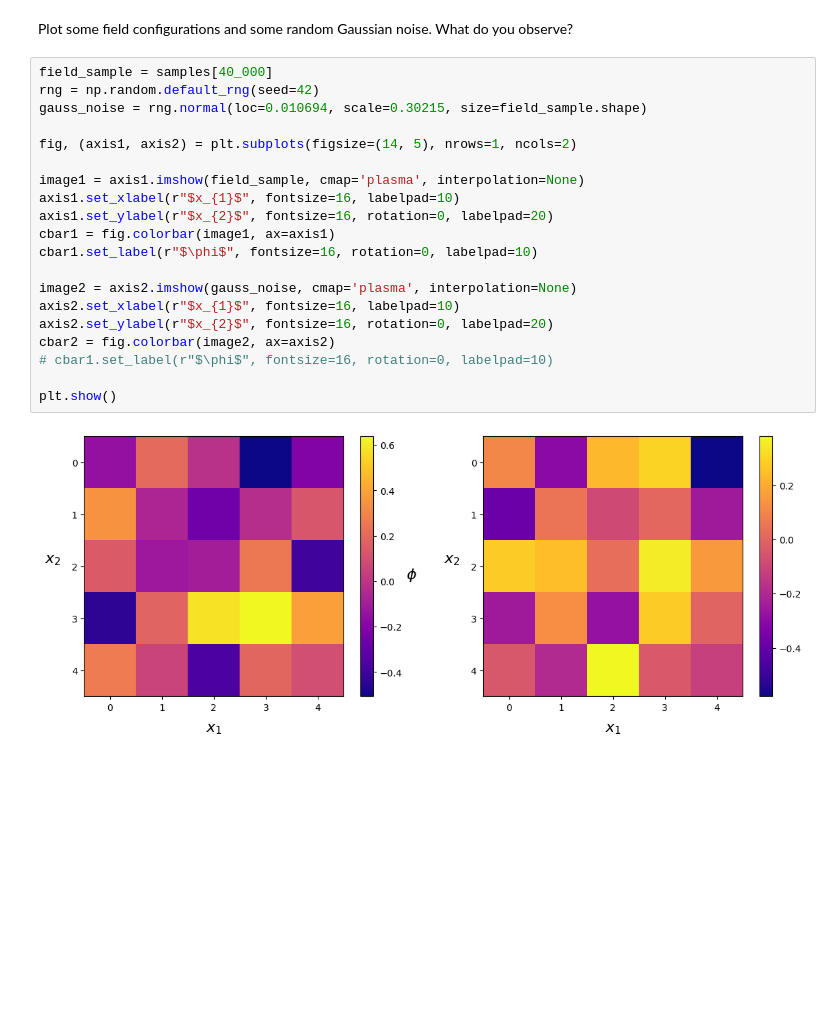
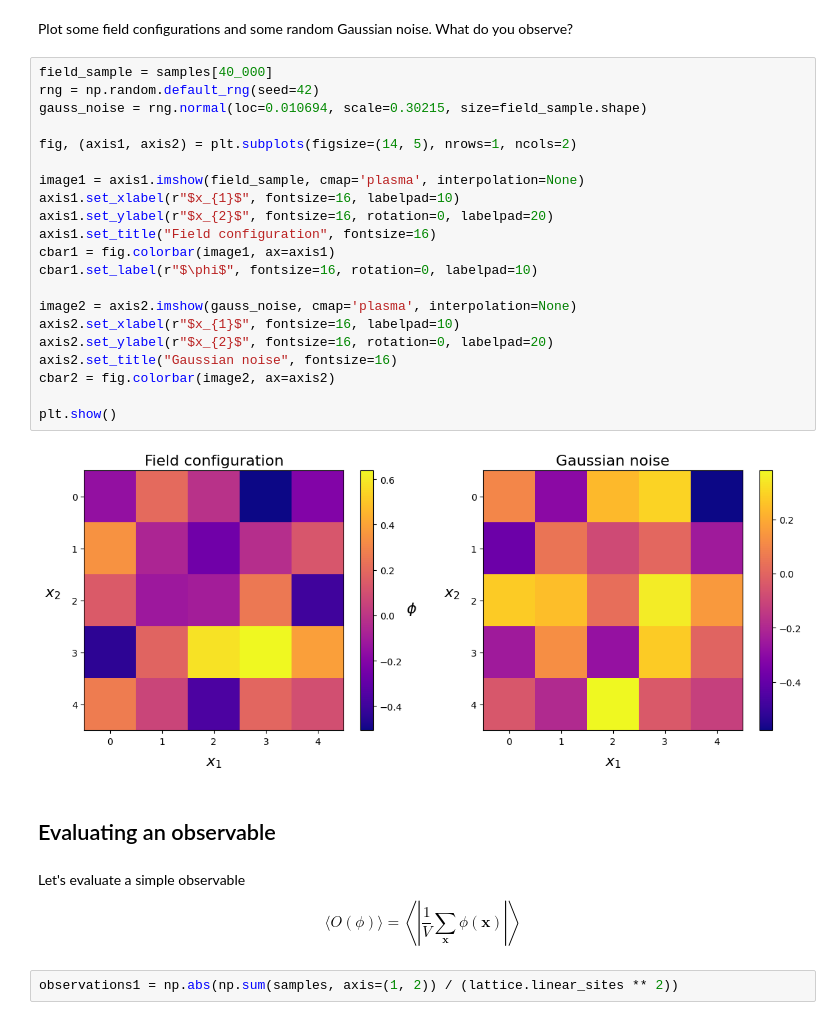
Before and after one commit to victorgran/phi4-lattice, a Jupyter notebook: phi4/metropolis.ipynb, the cells around one changed output. Cells and saved outputs as stored; diff of their text form; blank space fills up the shorter version.

```diff
--- a/phi4/metropolis.ipynb
+++ b/phi4/metropolis.ipynb
@@ -49,22 +51,32 @@ What do you observe?
 # %%
 field_sample = samples[40_000]
 rng = np.random.default_rng(seed=42)
 gauss_noise = rng.normal(loc=0.010694, scale=0.30215, size=field_sample.shape)
 
 fig, (axis1, axis2) = plt.subplots(figsize=(14, 5), nrows=1, ncols=2)
 
 image1 = axis1.imshow(field_sample, cmap='plasma', interpolation=None)
 axis1.set_xlabel(r"$x_{1}$", fontsize=16, labelpad=10)
 axis1.set_ylabel(r"$x_{2}$", fontsize=16, rotation=0, labelpad=20)
+axis1.set_title("Field configuration", fontsize=16)
 cbar1 = fig.colorbar(image1, ax=axis1)
 cbar1.set_label(r"$\phi$", fontsize=16, rotation=0, labelpad=10)
 
 image2 = axis2.imshow(gauss_noise, cmap='plasma', interpolation=None)
 axis2.set_xlabel(r"$x_{1}$", fontsize=16, labelpad=10)
 axis2.set_ylabel(r"$x_{2}$", fontsize=16, rotation=0, labelpad=20)
+axis2.set_title("Gaussian noise", fontsize=16)
 cbar2 = fig.colorbar(image2, ax=axis2)
-# cbar1.set_label(r"$\phi$", fontsize=16, rotation=0, labelpad=10)
 
 plt.show()
 # %% [output]
-[figure, old version]
+[figure, new version]
+# %% [markdown]
+## Evaluating an observable
+# %% [markdown]
+Let's evaluate a simple observable
+\begin{equation}
+    \langle O(\phi) \rangle = \left\langle \left\lvert \frac{1}{V} \sum_{\mathbf{x}} \phi(\mathbf{x}) \right\rvert \right\rangle
+\end{equation}
+# %%
+observations1 = np.abs(np.sum(samples, axis=(1, 2)) / (lattice.linear_sites ** 2))
```
Also changed, not shown: parts of 6 cells of this notebook, 1 other file.
